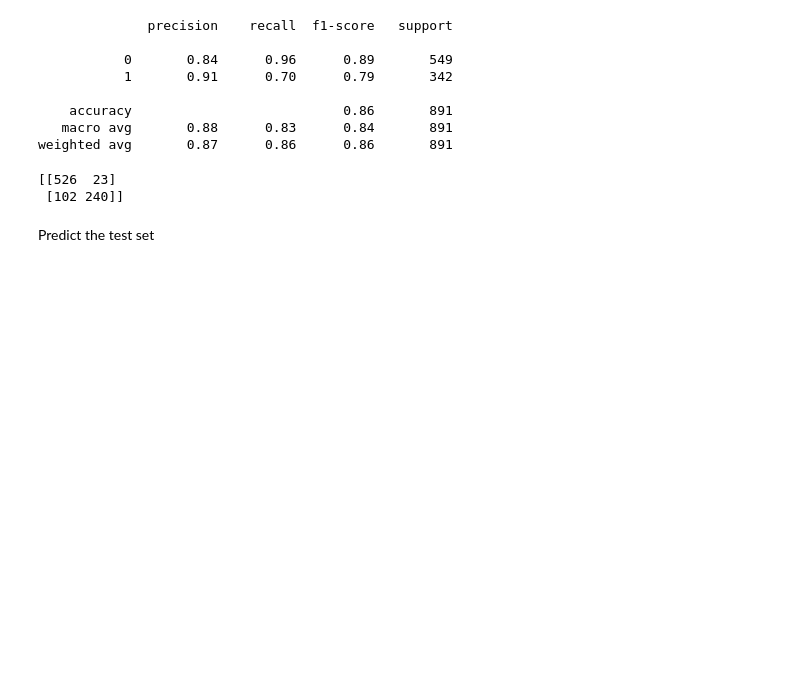
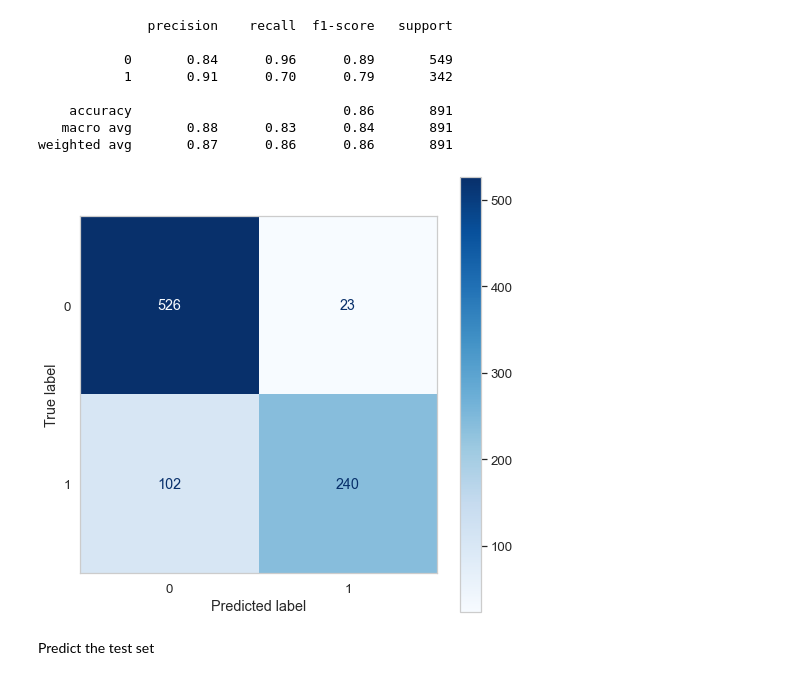
Before and after one commit to trizkynoviandy/titanic-survival-prediction, a Jupyter notebook: titanic_survival.ipynb, the cells around one changed output. Saved outputs shown, nothing was run; the diff lists cells and outputs as text; code cells hidden in the pictures; blank space fills up the shorter version.

```diff
--- a/titanic_survival.ipynb
+++ b/titanic_survival.ipynb
@@ -149,12 +174,11 @@ training_set_copy.head()
 | 2 | 1 | 3 | female | 26.0 | 0 | 0 | 7.9250 | S |
 | 3 | 1 | 1 | female | 35.0 | 1 | 0 | 53.1000 | S |
 | 4 | 0 | 3 | male | 35.0 | 0 | 0 | 8.0500 | S |
-# %%
-label_encoder = LabelEncoder()
-training_set_copy["Sex"] = label_encoder.fit_transform(training_set_copy["Sex"])
-training_set_copy["Embarked"] = label_encoder.fit_transform(training_set_copy["Embarked"])
-testing_set_copy["Sex"] = label_encoder.fit_transform(testing_set_copy["Sex"])
-testing_set_copy["Embarked"] = label_encoder.fit_transform(testing_set_copy["Embarked"])
+# %%
+label_encoder = LabelEncoder()
+label = ["Sex", "Embarked"]
+training_set_copy[label] = training_set_copy[label].apply(label_encoder.fit_transform)
+testing_set_copy[label] = testing_set[label].apply(label_encoder.fit_transform)
 # %%
 X_train = training_set_copy.drop(["Survived"], axis=1)
 y_train = pd.DataFrame(training_set_copy["Survived"].copy())
@@ -221,12 +246,12 @@ print(clf_report)
     accuracy                           0.86       891
    macro avg       0.88      0.83      0.84       891
 weighted avg       0.87      0.86      0.86       891
-# %%
-conf_matrix = confusion_matrix(y_train, y_train_predicted)
-print(conf_matrix)
-# %% [output]
-[[526  23]
- [102 240]]
+# %%
+fig, ax = plt.subplots(figsize=(8, 8))
+plot_confusion_matrix(rand_search, X_train, y_train, cmap="Blues", ax=ax)
+plt.show()
+# %% [output]
+[figure, added]
 # %% [markdown]
 Predict the test set
 # %%
```
Also changed, not shown: parts of 18 cells of this notebook.
